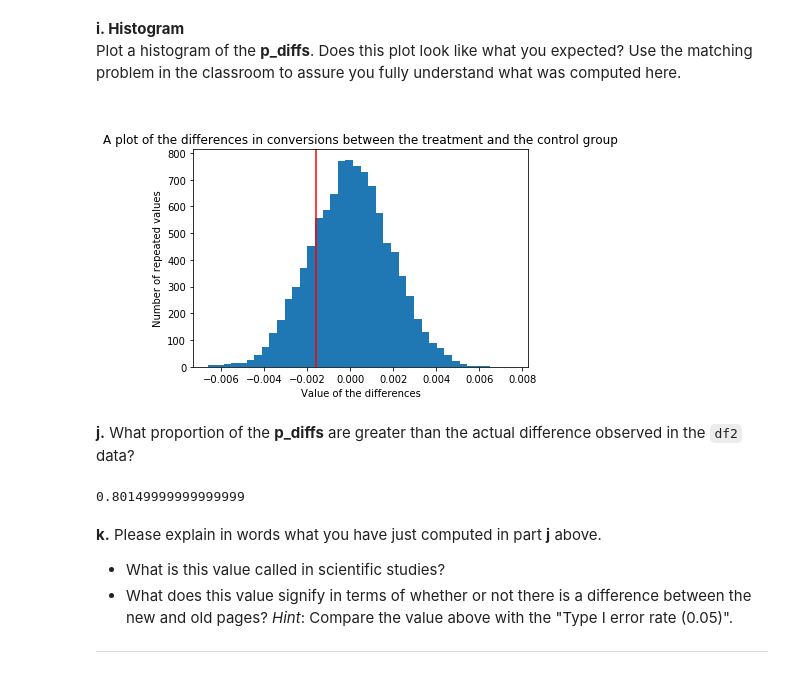
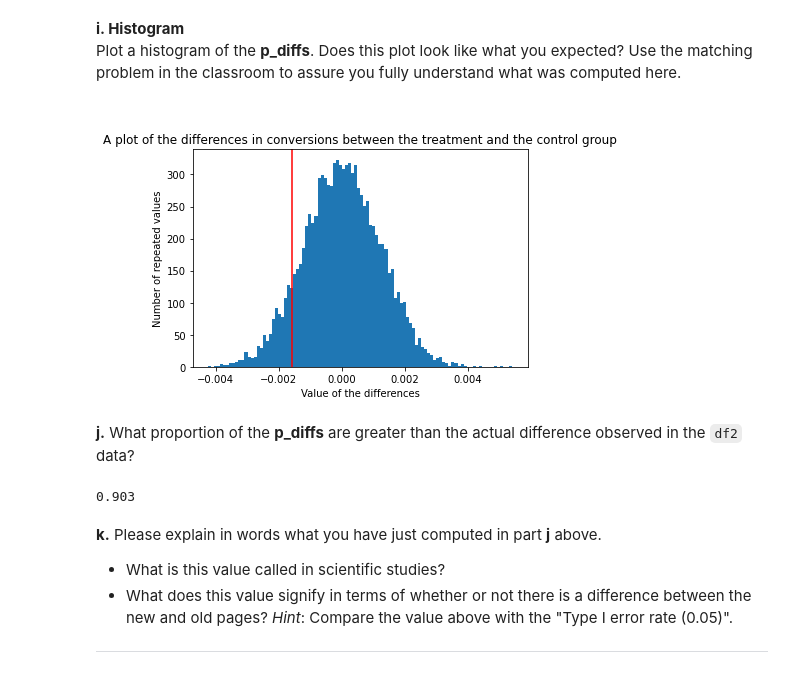
Before and after one commit to OmarAlaaeldein/Analyze-AB-Test-Results, a Jupyter notebook: Analyze_ab_test_results_notebook.ipynb, the cells around one changed output. Drawn from its saved outputs; the diff is of its cells as text; code cells hidden in the pictures.

```diff
--- a/Analyze_ab_test_results_notebook.ipynb
+++ b/Analyze_ab_test_results_notebook.ipynb
@@ -327,21 +329,20 @@ Store all  $(p{'}_{new}$ - $p{'}_{old})$  values in a NumPy array called `p_diff
 # %%
 # Sampling distribution
 p_diffs = []
-for i in range(10000):
-    treat=np.random.choice(2,nnew,pnew)
-    ctrl=np.random.choice(2,nold,pold)
-    p_diffs.append(treat.mean()-ctrl.mean())
+new_page_converted = np.random.binomial(nnew, pnew, 10000)/nnew
+old_page_converted = np.random.binomial(nold, pold, 10000)/nold
+p_diffs=new_page_converted-old_page_converted
 # %% [markdown]
 **i. Histogram**<br>
 Plot a histogram of the **p_diffs**.  Does this plot look like what you expected?  Use the matching problem in the classroom to assure you fully understand what was computed here.<br><br>
 # %%
 plt.title("A plot of the differences in conversions between the treatment and the control group");
 plt.xlabel("Value of the differences");
 plt.ylabel("Number of repeated values");
 plt.axvline(obs_diff,color='red')
-plt.hist(p_diffs,bins=40);
+plt.hist(p_diffs,bins=100);
 # %% [output]
-[figure, old version]
+[figure, new version]
 # %% [markdown]
 **j.** What proportion of the **p_diffs** are greater than the actual difference observed in the `df2` data?
 # %%
@@ -349,7 +350,7 @@ obs_diff = df2[df2['group'] == 'treatment']['converted'].mean() -  df2[df2['grou
 p_diffs = np.array(p_diffs)
 (obs_diff < p_diffs).mean()
 # %% [output]
-0.80149999999999999
+0.903
 # %% [markdown]
 **k.** Please explain in words what you have just computed in part **j** above.
  - What is this value called in scientific studies?
```
Also changed, not shown: parts of 7 cells of this notebook, 1 other file.
